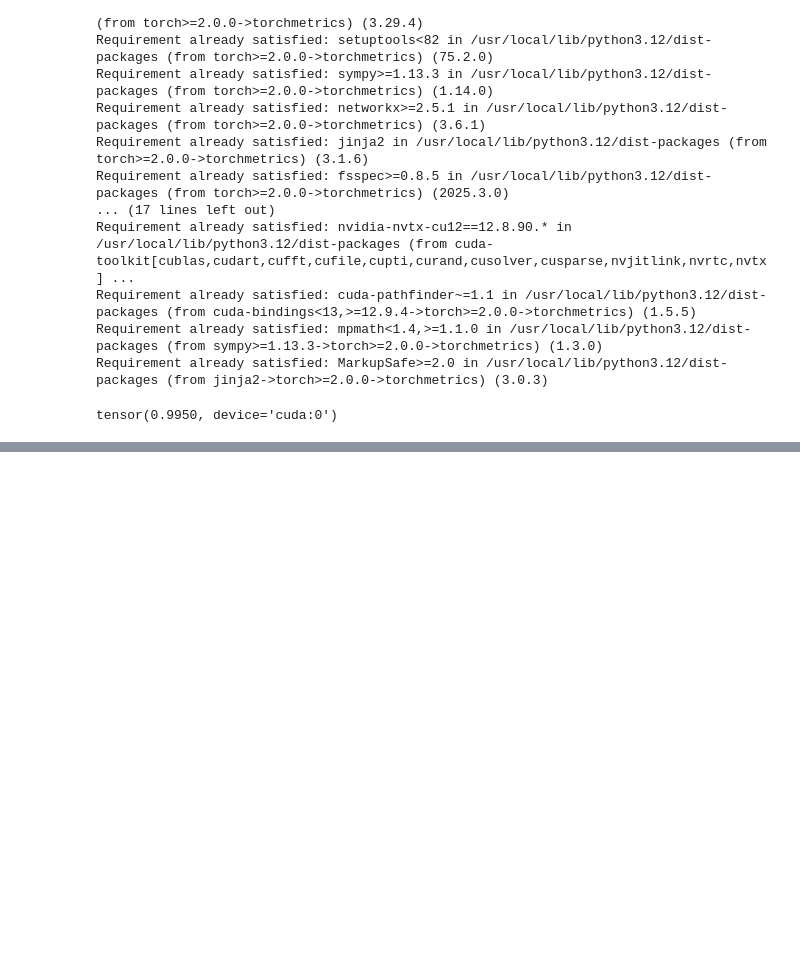
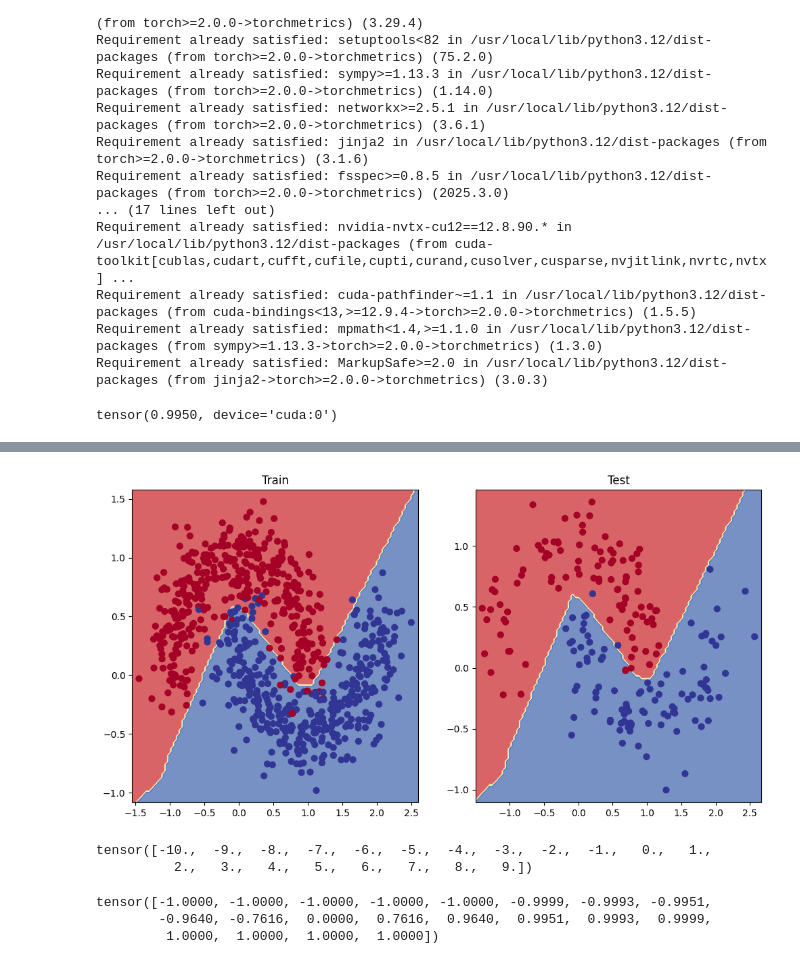
Before and after one commit to AD6767/pytorch_for_deep_learning, a Jupyter notebook: 02_pytorch_classification.ipynb, the cells around one changed output, grey strips where cells are left out. Saved outputs shown, nothing was run; the diff lists cells and outputs as text; code cells hidden in the pictures; blank space fills up the shorter version.

```diff
--- a/02_pytorch_classification.ipynb
+++ b/02_pytorch_classification.ipynb
@@ -1021,0 +1164,36 @@ tensor(0.9950, device='cuda:0')
+# %%
+torch.manual_seed(RANDOM_SEED)
+torch.cuda.manual_seed(RANDOM_SEED)
+
+epochs = 1000
+
+model_5.to(device)
+
+X_train = X_train.to(device)
+X_test = X_test.to(device)
+y_train = y_train.to(device)
+y_test = y_test.to(device)
+
+for epoch in range(epochs):
+  model_5.train()
+
+  y_logits = model_5(X_train).squeeze()
+  y_preds = torch.round(torch.sigmoid(y_logits))
+
+  loss = loss_fn(y_logits, y_train)
+  acc = acc_fn(y_preds, y_train)
+
+  optimizer.zero_grad()
+  loss.backward()
+  optimizer.step()
+
+  model_5.eval()
+  with torch.inference_mode():
+    test_logits = model_5(X_test).squeeze()
+    test_preds = torch.round(torch.sigmoid(test_logits))
+
+    test_loss = loss_fn(test_logits, y_test)
+    test_acc = acc_fn(test_preds, y_test)
+
+  if epoch % 100 == 0:
+        print(f"Epoch: {epoch} | loss: {loss:.05f} | acc: {acc:.2f}% | test_loss: {test_loss:.5f} | test_acc: {test_acc:.2f}%")
@@ -1021,0 +1248,25 @@ tensor(0.9950, device='cuda:0')
+# %%
+# Visualize
+plt.figure(figsize=(12, 6))
+plt.subplot(1, 2, 1)
+plt.title("Train")
+plot_decision_boundary(model_5, X_train, y_train)
+plt.subplot(1, 2, 2)
+plt.title("Test")
+plot_decision_boundary(model_5, X_test, y_test)
+# %% [output]
+[figure, added]
+# %%
+# Create a straight line tensor
+B = torch.arange(-10, 10, 1, dtype=torch.float32)
+B
+# %% [output]
+tensor([-10.,  -9.,  -8.,  -7.,  -6.,  -5.,  -4.,  -3.,  -2.,  -1.,   0.,   1.,
+          2.,   3.,   4.,   5.,   6.,   7.,   8.,   9.])
+# %%
+# Test torch.tanh() on the tensor and plot it
+torch.tanh(B)
+# %% [output]
+tensor([-1.0000, -1.0000, -1.0000, -1.0000, -1.0000, -0.9999, -0.9993, -0.9951,
+        -0.9640, -0.7616,  0.0000,  0.7616,  0.9640,  0.9951,  0.9993,  0.9999,
+         1.0000,  1.0000,  1.0000,  1.0000])
```
Also changed, not shown: parts of 25 cells of this notebook.
